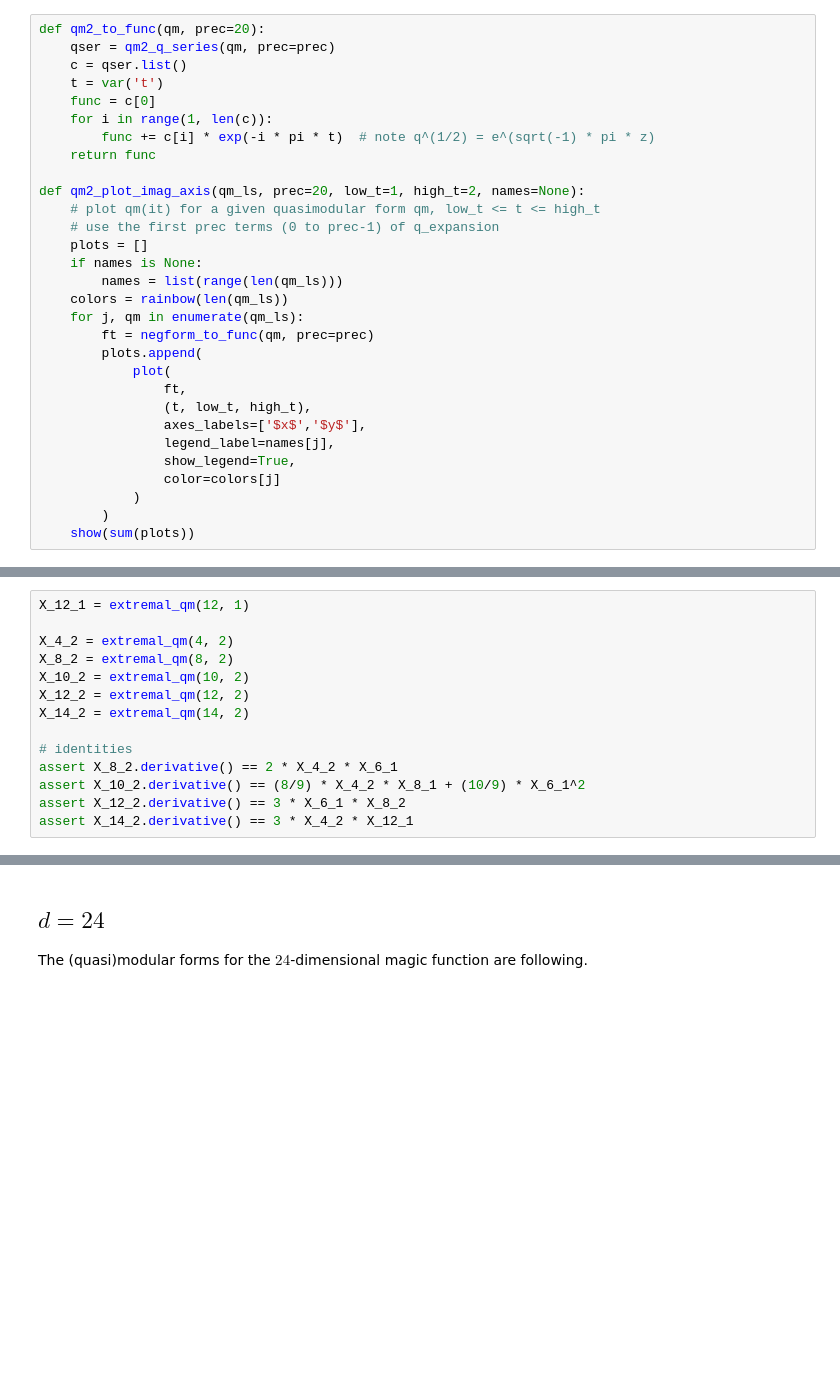
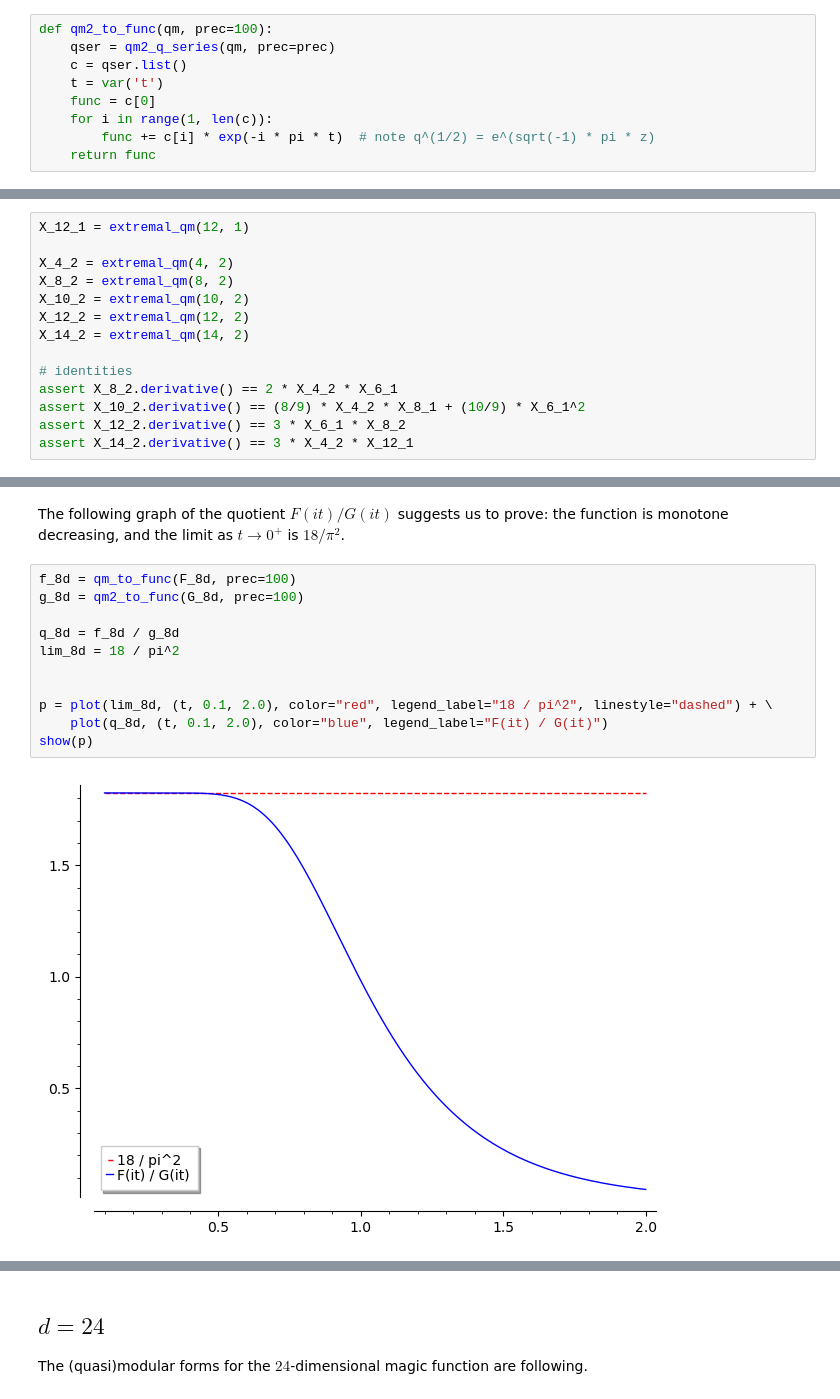
Before and after one commit to seewoo5/posqmf, a Jupyter notebook: positive_qmf.ipynb, the cells around one changed output, grey strips where cells are left out. Cells and saved outputs as stored; diff of their text form; blank space fills up the shorter version.

```diff
--- a/positive_qmf.ipynb
+++ b/positive_qmf.ipynb
@@ -458,7 +463,7 @@ depth 0
 cusp order 0
 polynomial H2 + 2*H4
 # %%
-def qm2_to_func(qm, prec=20):
+def qm2_to_func(qm, prec=100):
     qser = qm2_q_series(qm, prec=prec)
     c = qser.list()
     t = var('t')
@@ -466,27 +471,6 @@ def qm2_to_func(qm, prec=20):
     for i in range(1, len(c)):
         func += c[i] * exp(-i * pi * t)  # note q^(1/2) = e^(sqrt(-1) * pi * z)
     return func
-
-def qm2_plot_imag_axis(qm_ls, prec=20, low_t=1, high_t=2, names=None):
-    # plot qm(it) for a given quasimodular form qm, low_t <= t <= high_t
-    # use the first prec terms (0 to prec-1) of q_expansion
-    plots = []
-    if names is None:
-        names = list(range(len(qm_ls)))
-    colors = rainbow(len(qm_ls))
-    for j, qm in enumerate(qm_ls):
-        ft = negform_to_func(qm, prec=prec)
-        plots.append(
-            plot(
-                ft,
-                (t, low_t, high_t),
-                axes_labels=['$x$','$y$'],
-                legend_label=names[j],
-                show_legend=True,
-                color=colors[j]
-            )
-        )
-    show(sum(plots))
 # %% [markdown]
 For a given quasimodular form $f(z)$ of level $1$, $f^{(2)}(z) := f(2z)$ defines a quaismodular form of level $\Gamma_0(2) \subset \Gamma(2)$ (which are called *old forms*).
 # %%
@@ -865,0 +756,15 @@ assert X_10_2 == (E4^2).derivative() / 60480 + dfold(E6, 2) / 63504
+# %% [markdown]
+The following graph of the quotient $F(it) / G(it)$ suggests us to prove: the function is monotone decreasing, and the limit as $t \to 0^+$ is $18 / \pi^2$.
+# %%
+f_8d = qm_to_func(F_8d, prec=100)
+g_8d = qm2_to_func(G_8d, prec=100)
+
+q_8d = f_8d / g_8d
+lim_8d = 18 / pi^2
+
+
+p = plot(lim_8d, (t, 0.1, 2.0), color="red", legend_label="18 / pi^2", linestyle="dashed") + \
+    plot(q_8d, (t, 0.1, 2.0), color="blue", legend_label="F(it) / G(it)")
+show(p)
+# %% [output]
+[figure]
```
Also changed, not shown: parts of 34 cells of this notebook.
